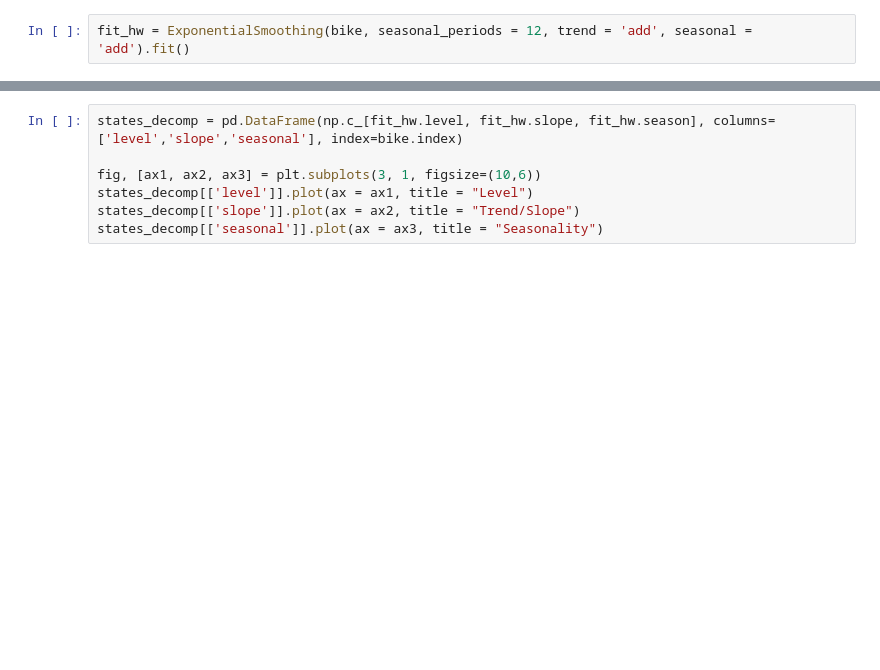
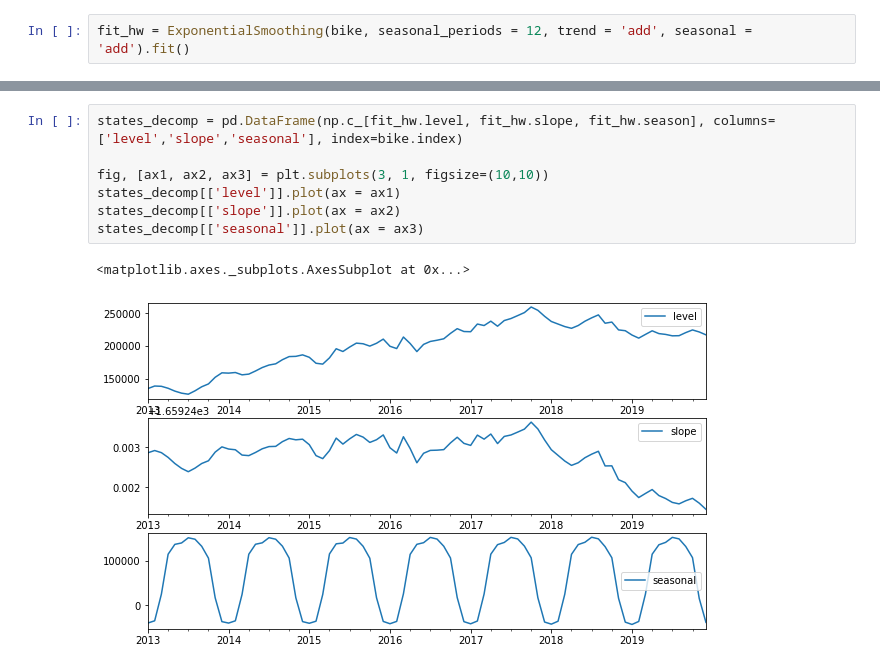
Before and after one commit to Christopher-Liu/bikeshare-ts-analysis, a Jupyter notebook: bikeshare_ts_proj.ipynb, the cells around one changed output, grey strips where cells are left out. Cells and saved outputs as stored; diff of their text form; blank space fills up the shorter version.

```diff
--- a/bikeshare_ts_proj.ipynb
+++ b/bikeshare_ts_proj.ipynb
@@ -67,7 +80,10 @@ bike_plot.legend(['Bike Rentals', 'H-W Model Fit'])
 # %%
 states_decomp = pd.DataFrame(np.c_[fit_hw.level, fit_hw.slope, fit_hw.season], columns=['level','slope','seasonal'], index=bike.index)
 
-fig, [ax1, ax2, ax3] = plt.subplots(3, 1, figsize=(10,6))
-states_decomp[['level']].plot(ax = ax1, title = "Level")
-states_decomp[['slope']].plot(ax = ax2, title = "Trend/Slope")
-states_decomp[['seasonal']].plot(ax = ax3, title = "Seasonality")
+fig, [ax1, ax2, ax3] = plt.subplots(3, 1, figsize=(10,10))
+states_decomp[['level']].plot(ax = ax1)
+states_decomp[['slope']].plot(ax = ax2)
+states_decomp[['seasonal']].plot(ax = ax3)
+# %% [output]
+<matplotlib.axes._subplots.AxesSubplot at 0x...>
+[figure, added]
```
Also changed, not shown: parts of 3 cells of this notebook.
